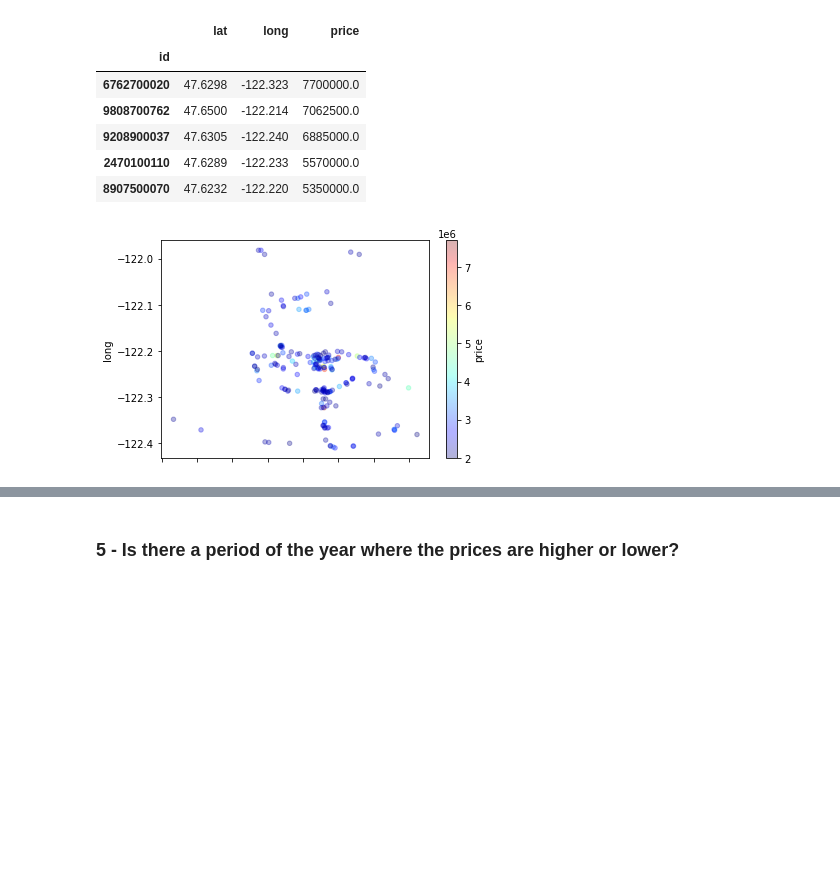
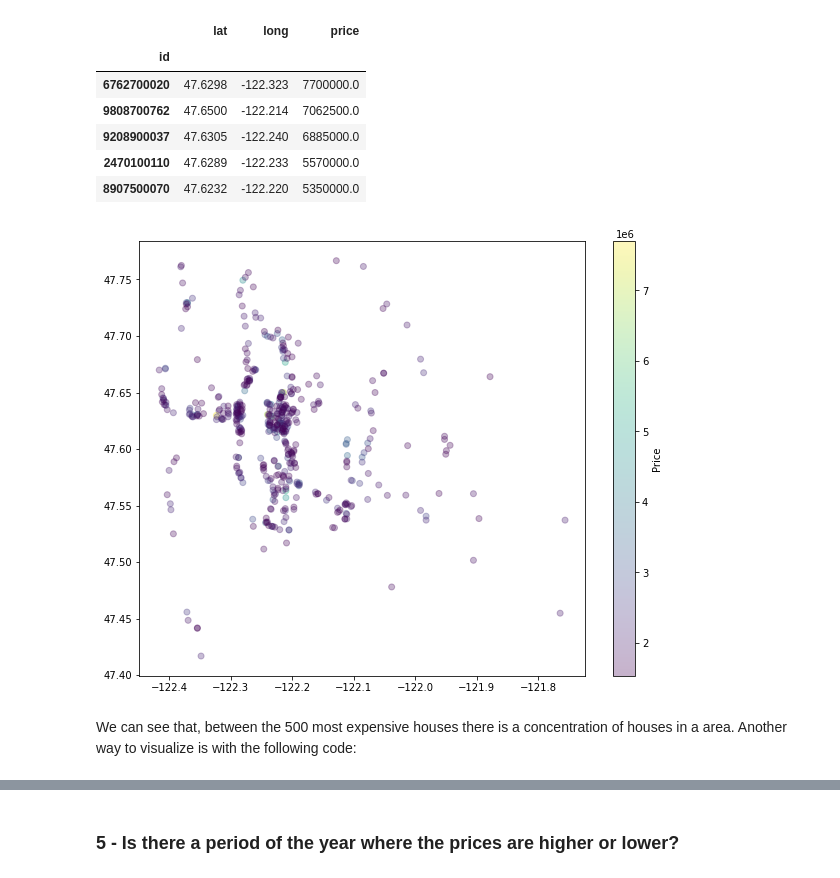
Before and after one commit to fbacellar/House_Rocket_House_Prices_Regression, a Jupyter notebook: notebook/house_rocket.ipynb, the cells around one changed output, grey strips where cells are left out. Cells and saved outputs as stored; diff of their text form; code cells hidden in the pictures; blank space fills up the shorter version.

Commit message:
scatter long and long

```diff
--- a/notebook/house_rocket.ipynb
+++ b/notebook/house_rocket.ipynb
@@ -64,5 +64,8 @@ Data columns (total 20 columns):
  19  sqft_lot15     21613 non-null  int64
 dtypes: float64(5), int64(14), object(1)
 memory usage: 3.5+ MB
+# %%
+
+df_house_rocket['date'] = df_house_rocket['date'].str.slice(start = 0, stop = 8)
 # %% [markdown]
 There are no <b><i>na</i></b> or <b><i>null</i></b> values in this data set, however the column "date" needs a treatment.
@@ -257,8 +257,8 @@ plt.show()
 # %% [output]
 [figure]
 # %%
-# Criate a df with the 200 most expensive houses and their coordinates
-coords = df_house_rocket.loc[:, ["lat","long","price"] ].sort_values("price", ascending = False).head(200)
+# Criate a df with the 500 most expensive houses and their coordinates
+coords = df_house_rocket.loc[:, ["lat","long","price"] ].sort_values("price", ascending = False).head(500)
 coords.head()
 # %% [output]
 |  | lat | long | price |
@@ -269,16 +269,17 @@ coords.head()
 | 2470100110 | 47.6289 | -122.233 | 5570000.0 |
 | 8907500070 | 47.6232 | -122.220 | 5350000.0 |
 # %%
-coords.plot(kind="scatter",
-x="lat",
-y="long",
-alpha= 0.3,
-c="price",
-cmap=plt.get_cmap("jet"),
-colorbar=True)
+plt.figure(figsize=(10,8))
+plt.scatter(data=coords,
+            x="long", y="lat",
+            alpha= 0.3,
+            c="price")
+plt.colorbar(label="Price")
 plt.show()
 # %% [output]
-[figure, old version]
+[figure, new version]
+# %% [markdown]
+We can see that, between the 500 most expensive houses there is a concentration of houses in a area. Another way to visualize is with the following code:
 # %%
 base_map=folium.Map(location=[47.614624,-122.261878],
                    width="80%",
```
Also changed, not shown: parts of 16 cells of this notebook, 1 other file.
